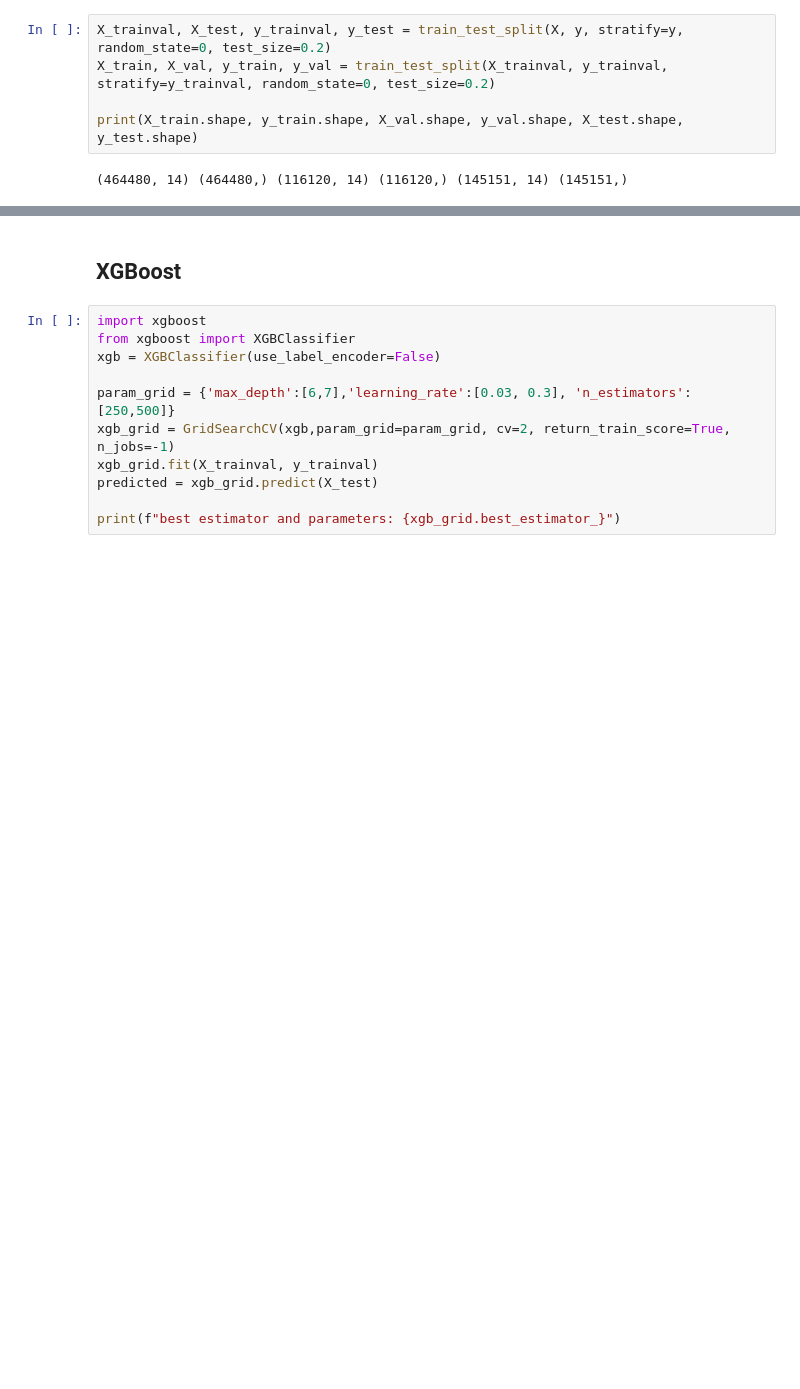
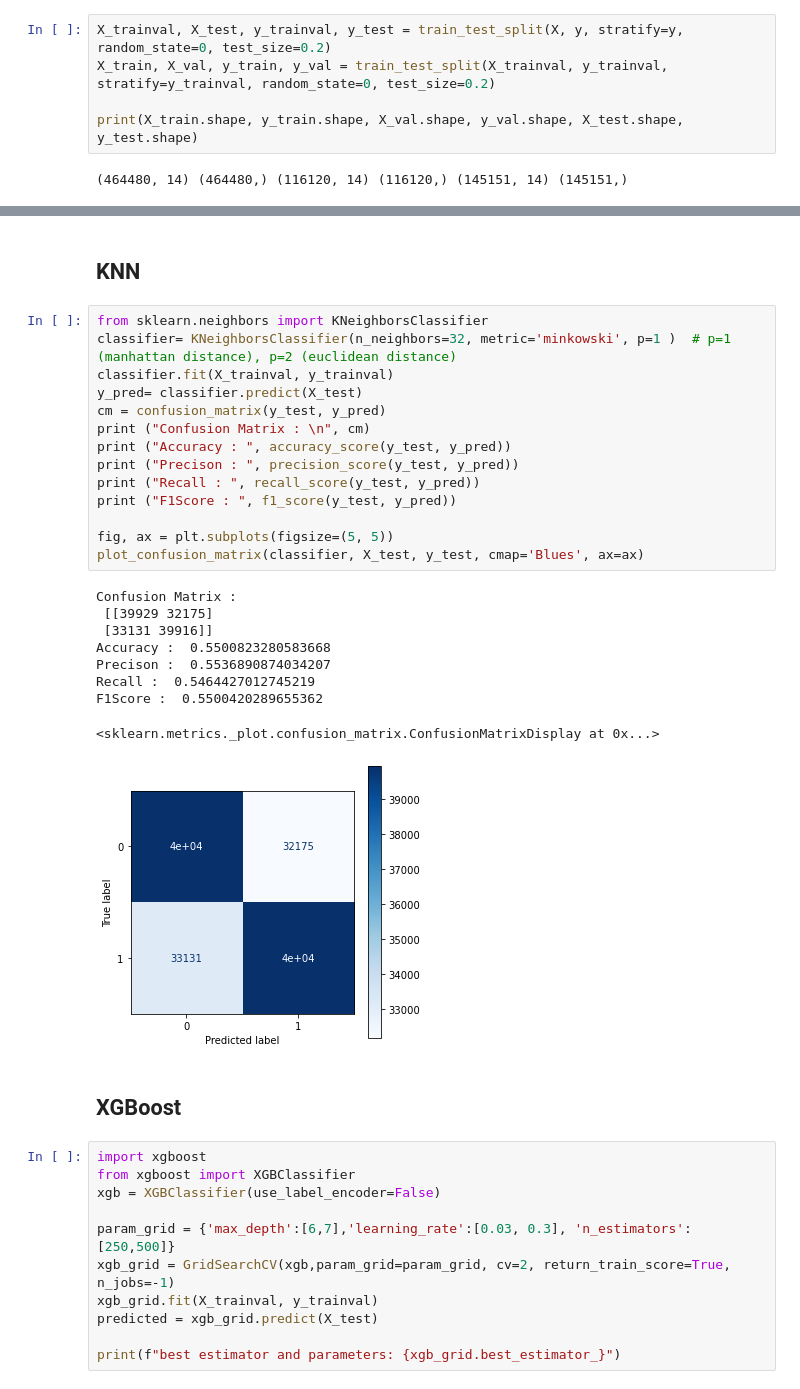
Before and after one commit to manjeet2512/Major_project, a Jupyter notebook: scratch.ipynb, the cells around one changed output, grey strips where cells are left out. Cells and saved outputs as stored; diff of their text form; blank space fills up the shorter version.

```diff
--- a/scratch.ipynb
+++ b/scratch.ipynb
@@ -396,3 +450,29 @@ print(X_train.shape, y_train.shape, X_val.shape, y_val.shape, X_test.shape, y_te
+# %% [markdown]
+## KNN
+# %%
+from sklearn.neighbors import KNeighborsClassifier
+classifier= KNeighborsClassifier(n_neighbors=32, metric='minkowski', p=1 )  # p=1 (manhattan distance), p=2 (euclidean distance)
+classifier.fit(X_trainval, y_trainval)
+y_pred= classifier.predict(X_test)
+cm = confusion_matrix(y_test, y_pred)
+print ("Confusion Matrix : \n", cm)
+print ("Accuracy : ", accuracy_score(y_test, y_pred))
+print ("Precison : ", precision_score(y_test, y_pred))
+print ("Recall : ", recall_score(y_test, y_pred))
+print ("F1Score : ", f1_score(y_test, y_pred))
+
+fig, ax = plt.subplots(figsize=(5, 5))
+plot_confusion_matrix(classifier, X_test, y_test, cmap='Blues', ax=ax)
+# %% [output]
+Confusion Matrix :
+ [[39929 32175]
+ [33131 39916]]
+Accuracy :  0.5500823280583668
+Precison :  0.5536890874034207
+Recall :  0.5464427012745219
+F1Score :  0.5500420289655362
+<sklearn.metrics._plot.confusion_matrix.ConfusionMatrixDisplay at 0x...>
+[figure, added]
 # %% [markdown]
 ## XGBoost
 # %%
```
Also changed, not shown: parts of 25 cells of this notebook.
